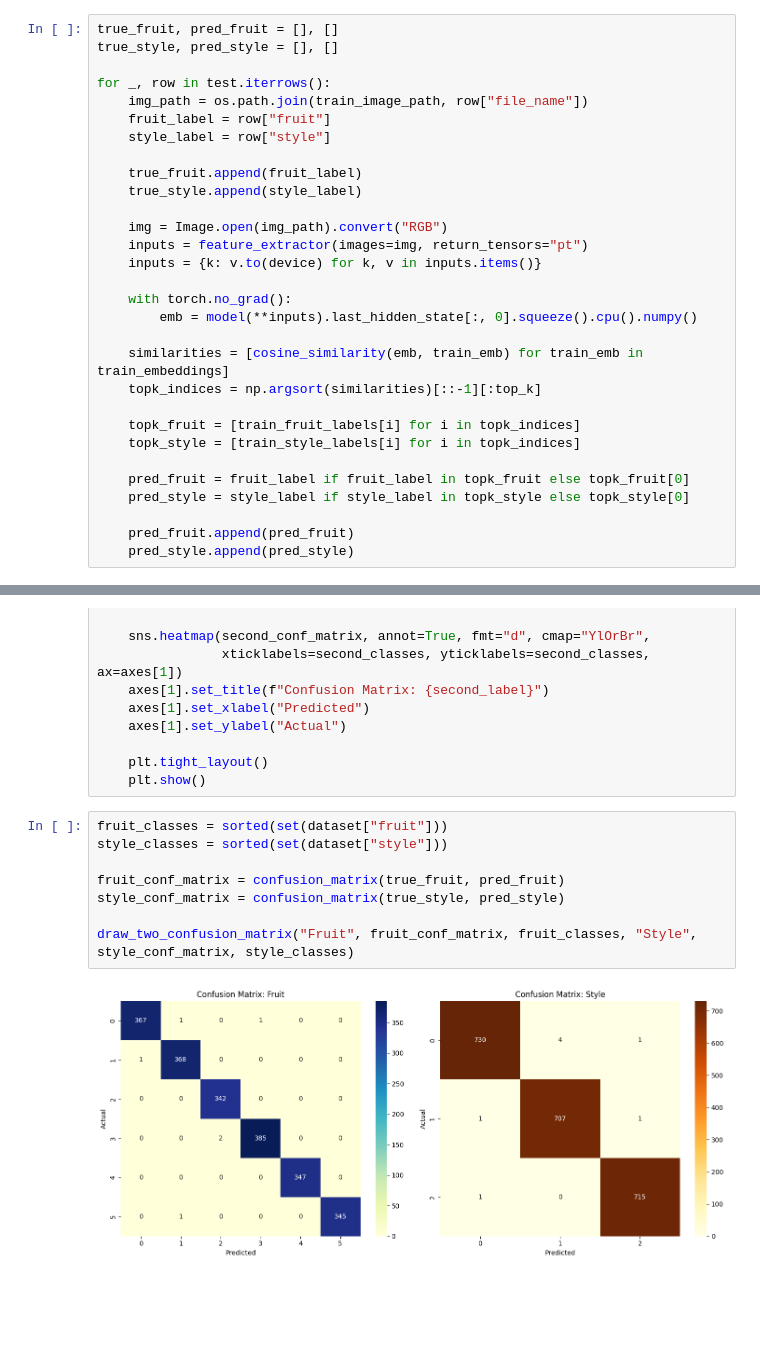
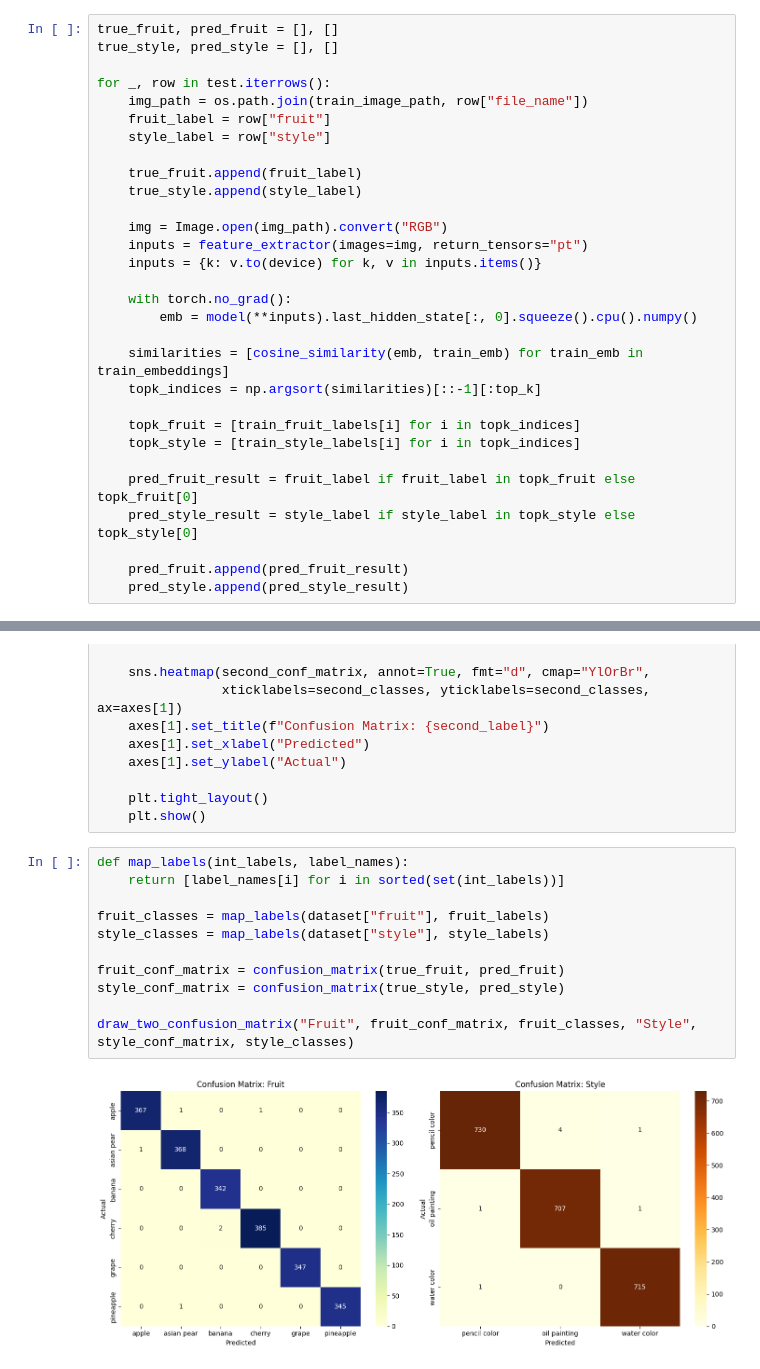
Before and after one commit to leebuntu/AI-term-project, a Jupyter notebook: Termproject_202402720_Task2/Termproject_202402720_Task2.ipynb, the cells around one changed output, grey strips where cells are left out. Drawn from its saved outputs; the diff is of its cells as text; blank space fills up the shorter version.

```diff
--- a/Termproject_202402720_Task2/Termproject_202402720_Task2.ipynb
+++ b/Termproject_202402720_Task2/Termproject_202402720_Task2.ipynb
@@ -153,11 +153,11 @@ for _, row in test.iterrows():
     topk_fruit = [train_fruit_labels[i] for i in topk_indices]
     topk_style = [train_style_labels[i] for i in topk_indices]
 
-    pred_fruit = fruit_label if fruit_label in topk_fruit else topk_fruit[0]
-    pred_style = style_label if style_label in topk_style else topk_style[0]
+    pred_fruit_result = fruit_label if fruit_label in topk_fruit else topk_fruit[0]
+    pred_style_result = style_label if style_label in topk_style else topk_style[0]
 
-    pred_fruit.append(pred_fruit)
-    pred_style.append(pred_style)
+    pred_fruit.append(pred_fruit_result)
+    pred_style.append(pred_style_result)
 # %%
 def evaluate(y_true, y_pred, label=""):
     acc = accuracy_score(y_true, y_pred)
@@ -189,12 +189,15 @@ def draw_two_confusion_matrix(first_label, first_conf_matrix, first_classes, sec
     plt.tight_layout()
     plt.show()
 # %%
-fruit_classes = sorted(set(dataset["fruit"]))
-style_classes = sorted(set(dataset["style"]))
+def map_labels(int_labels, label_names):
+    return [label_names[i] for i in sorted(set(int_labels))]
+
+fruit_classes = map_labels(dataset["fruit"], fruit_labels)
+style_classes = map_labels(dataset["style"], style_labels)
 
 fruit_conf_matrix = confusion_matrix(true_fruit, pred_fruit)
 style_conf_matrix = confusion_matrix(true_style, pred_style)
 
 draw_two_confusion_matrix("Fruit", fruit_conf_matrix, fruit_classes, "Style", style_conf_matrix, style_classes)
 # %% [output]
-[figure, old version]
+[figure, new version]
```
Also changed, not shown: 1 other file.
